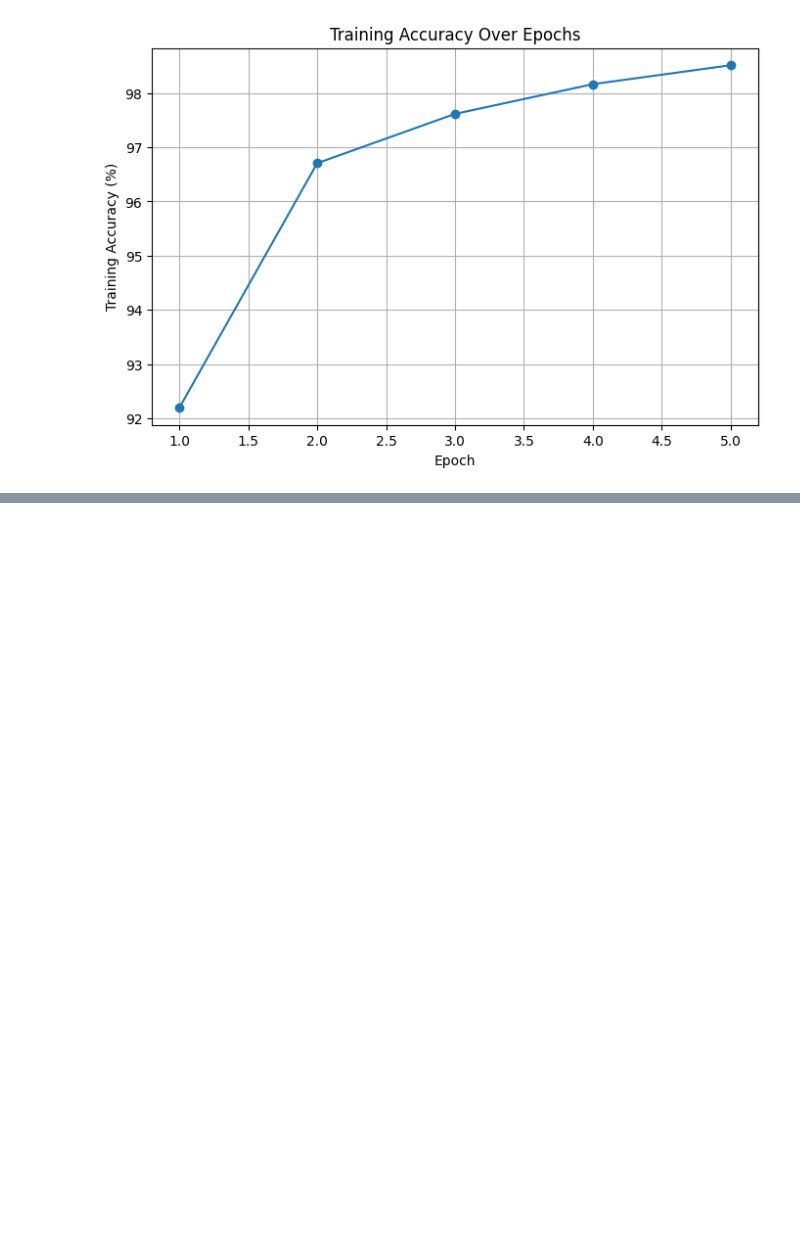
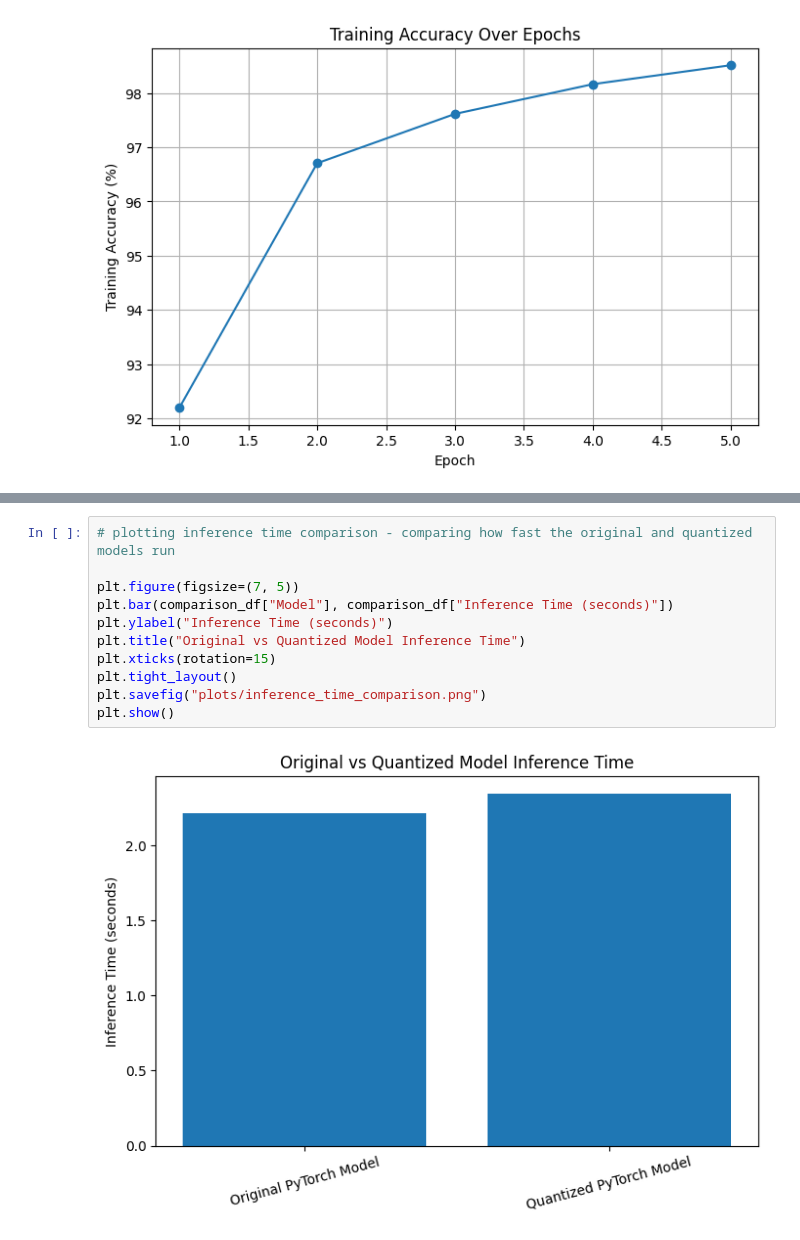
Before and after one commit to winter12-2/distributed-edge-ai-optimization, a Jupyter notebook: notebooks/edge_ai_analysis_notebook.ipynb, the cells around one changed output, grey strips where cells are left out. Cells and saved outputs as stored; diff of their text form; blank space fills up the shorter version.

```diff
--- a/notebooks/edge_ai_analysis_notebook.ipynb
+++ b/notebooks/edge_ai_analysis_notebook.ipynb
@@ -198,0 +334,13 @@ plt.show()
+# %%
+# plotting inference time comparison - comparing how fast the original and quantized models run
+
+plt.figure(figsize=(7, 5))
+plt.bar(comparison_df["Model"], comparison_df["Inference Time (seconds)"])
+plt.ylabel("Inference Time (seconds)")
+plt.title("Original vs Quantized Model Inference Time")
+plt.xticks(rotation=15)
+plt.tight_layout()
+plt.savefig("plots/inference_time_comparison.png")
+plt.show()
+# %% [output]
+[figure, added]
```
Also changed, not shown: parts of 17 cells of this notebook.
